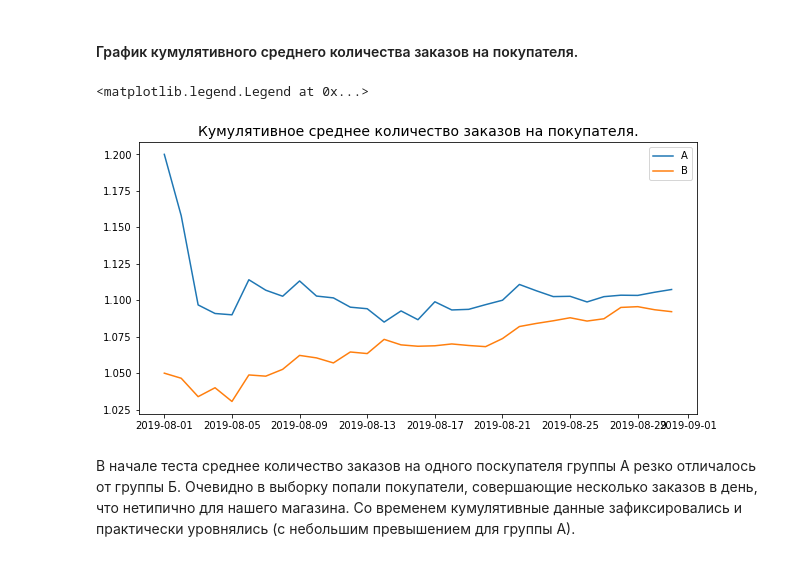
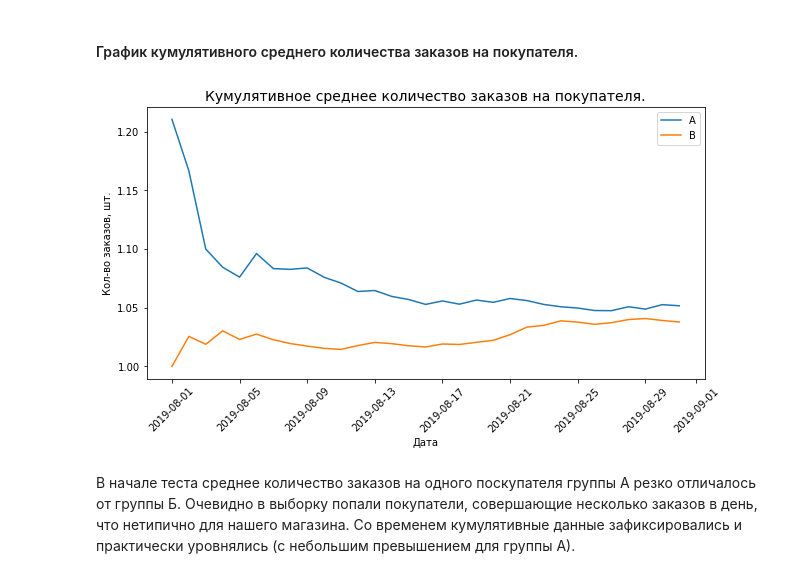
Before and after one commit to zokham/Portfolio, a Jupyter notebook: AB_test_YP/zokham_AB_test_YP.ipynb, the cells around one changed output. Cells and saved outputs as stored; diff of their text form; code cells hidden in the pictures.

```diff
--- a/AB_test_YP/zokham_AB_test_YP.ipynb
+++ b/AB_test_YP/zokham_AB_test_YP.ipynb
@@ -691,3 +689,5 @@ ValueError: Can only compare identically-labeled Series objects
+# %%
+orders = orders.query('visitorId != @common_users')
 # %% [markdown]
 <div class="alert alert-success">
 <h2> Комментарий ревьюера 😊<a class="tocSkip"> </h2>
@@ -817,12 +826,15 @@ plt.axhline(y=0, color='red', linestyle='--')
 # %%
 plt.figure(figsize=(10, 5))
 plt.title(f'Кумулятивное среднее количество заказов на покупателя.', fontsize = 14)
 plt.plot(cumulativeRevenueA['date'], cumulativeRevenueA['orders']/cumulativeRevenueA['buyers'], label='A')
 plt.plot(cumulativeRevenueB['date'], cumulativeRevenueB['orders']/cumulativeRevenueB['buyers'], label='B')
 plt.legend()
+plt.xlabel('Дата')
+plt.ylabel('Кол-во заказов, шт.')
+plt.xticks(rotation = 45)
+plt.show()
 # %% [output]
-<matplotlib.legend.Legend at 0x...>
-[figure, old version]
+[figure, new version]
 # %% [markdown]
 В начале теста среднее количество заказов на одного поскупателя группы А резко отличалось от группы Б. Очевидно в выборку попали покупатели, совершающие несколько заказов в день, что нетипично для нашего магазина. Со временем кумулятивные данные зафиксировались и практически уровнялись (с небольшим превышением для группы А).
 # %% [markdown]
```
Also changed, not shown: parts of 83 cells of this notebook.
